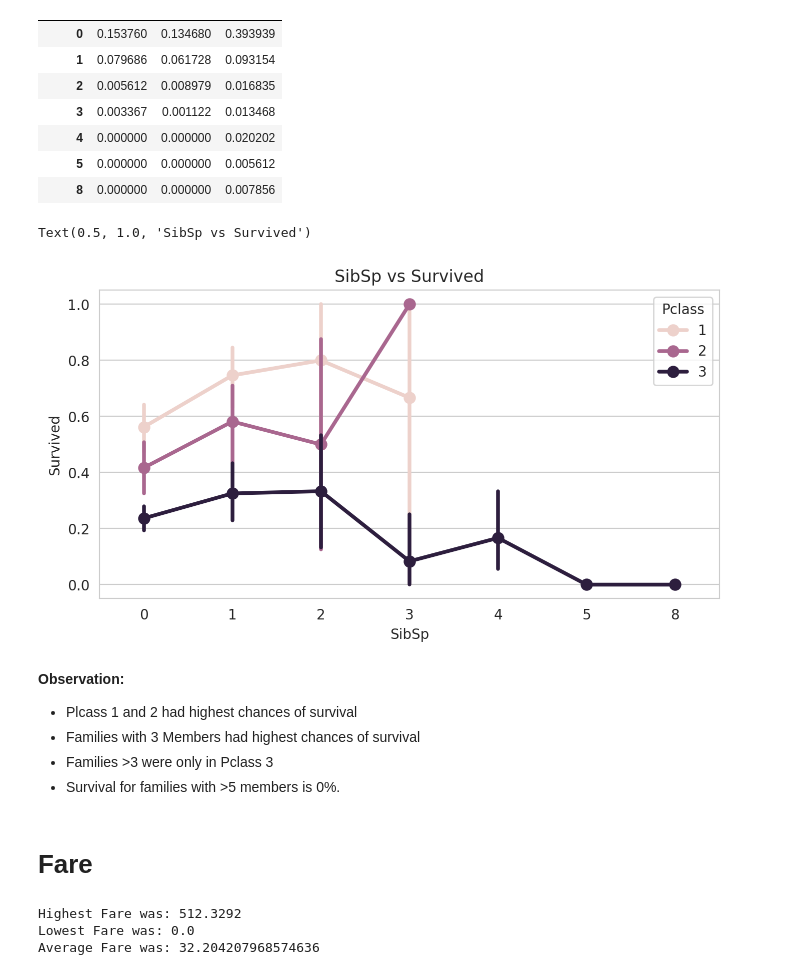
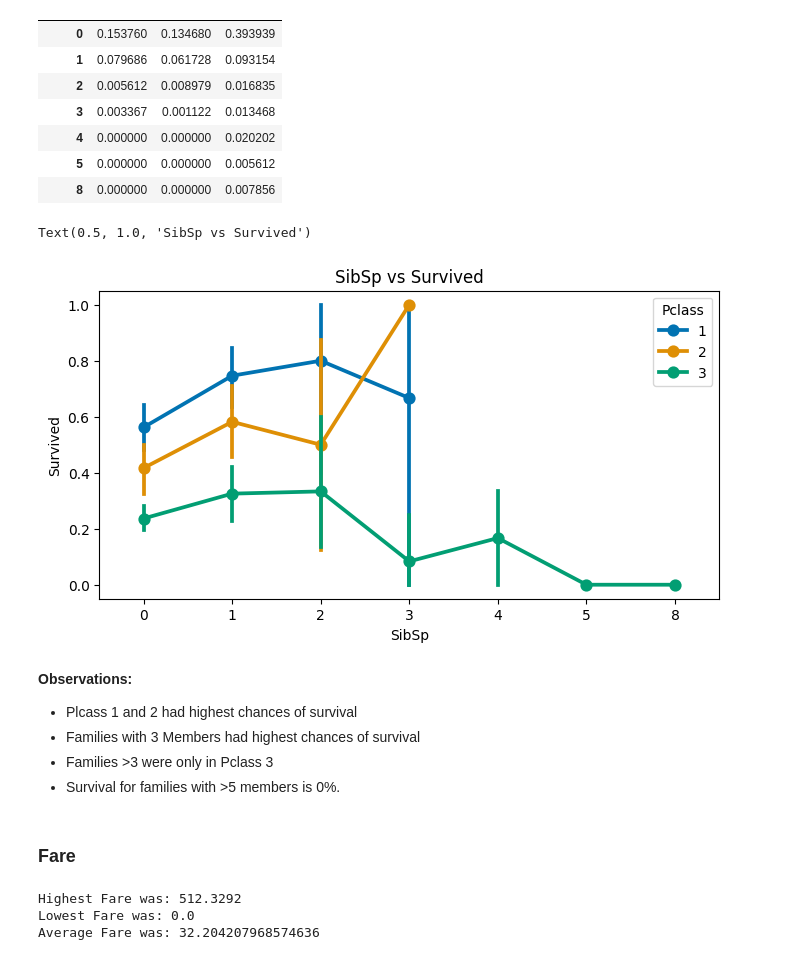
Before and after one commit to HCIstudio/winterschool-2024, a Jupyter notebook: 1_eda/titanic_tutorial.ipynb, the cells around one changed output. Cells and saved outputs as stored; diff of their text form; code cells hidden in the pictures.

Commit message:
Update titanic example and minor adjustments to folder structure

```diff
--- a/uc_titanic/titanic_tutorial.ipynb
+++ b/1_eda/titanic_tutorial.ipynb
@@ -74,0 +66,3 @@ Requirement already satisfied: six in /home/mario/anaconda3/envs/winterschool/li
+# %%
+data = pd.read_csv("data/titanic_train.csv")
+data
@@ -323,5 +357,5 @@ We are using a Regex. It returns strings that contain A-Z or a-z and are followe
 # %%
-data['Initial'] = data.Name.str.extract('([A-Za-z]+)\.')
+data["Initial"] = data["Name"].str.extract('([A-Za-z]+)\.')
 data[["Initial"]].head()
 # %% [output]
 |  | Initial |
@@ -399,7 +435,7 @@ data[data["Age"].isna()]
 | 888 | 889 | 0 | 3 | Johnston, Miss. Catherine Helen "... | female | NaN | 1 | 2 | W./C. 6607 | 23.4500 | ... |
 177 rows × 13 columns
 # %%
-data.Age.fillna(data.groupby("Initial").Age.transform(np.mean), inplace=True)
+data["Age"].fillna(data.groupby("Initial")["Age"].transform("mean"), inplace=True)
 # %%
 data.Age.isnull().any()
 # %% [output]
@@ -450,5 +497,5 @@ Name: Embarked, dtype: object
 # %%
-data.Embarked.fillna("S", inplace=True)
-data.Embarked.isnull().any()
+data["Embarked"].fillna("S", inplace=True)
+data["Embarked"].isnull().any()
 # %% [output]
 False
@@ -492,19 +535,19 @@ pd.crosstab(data.SibSp,data.Pclass, normalize=True) \
 | 8 | 0.000000 | 0.000000 | 0.007856 |
 # %%
 f,ax=plt.subplots(figsize=(8,4))
-sns.pointplot(x='SibSp', y='Survived', hue="Pclass", data=data, ax=ax)
-ax.set_title('SibSp vs Survived')
+sns.pointplot(data, x="SibSp", y="Survived", hue="Pclass", palette="colorblind", ax=ax)
+ax.set_title("SibSp vs Survived")
 # %% [output]
 Text(0.5, 1.0, 'SibSp vs Survived')
-[figure, old version]
+[figure, new version]
 # %% [markdown]
-**Observation:**
+**Observations:**
 - Plcass 1 and 2 had highest chances of survival
 - Families with 3 Members had highest chances of survival
 - Families >3 were only in Pclass 3
 - Survival for families with >5 members is 0%.
 # %% [markdown]
-# Fare
+### Fare
 # %%
 print('Highest Fare was:',data['Fare'].max())
 print('Lowest Fare was:',data['Fare'].min())
```
Also changed, not shown: parts of 77 cells of this notebook, 2 other files.
